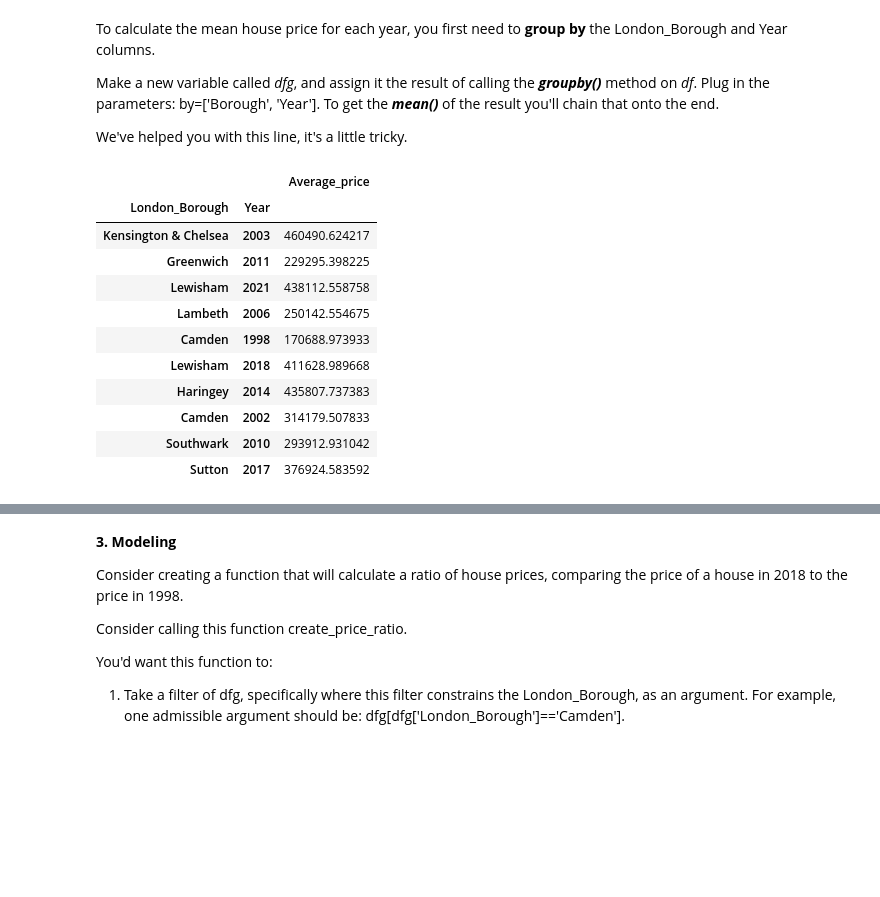
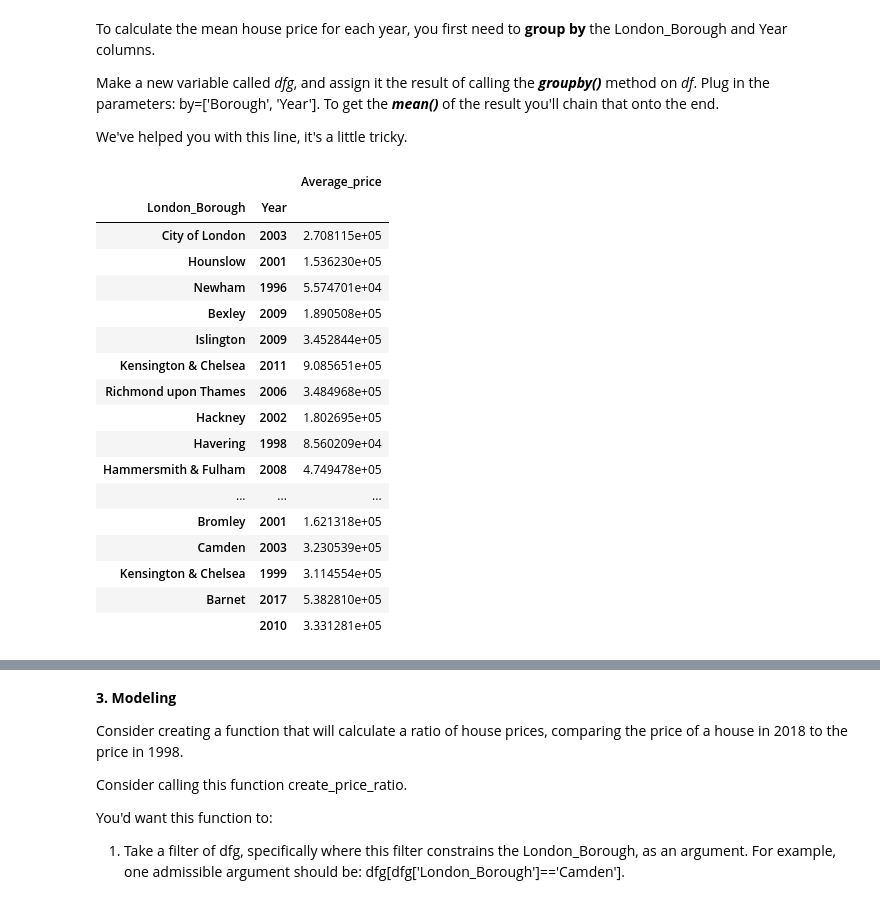
Before and after one commit to Acharya-Pramod/Case-Study-Frequentist-Inference, a Jupyter notebook: London-Housing/Case Study - London Housing.ipynb, the cells around one changed output, grey strips where cells are left out. Cells and saved outputs as stored; diff of their text form; code cells hidden in the pictures; blank space fills up the shorter version.

```diff
--- a/London-Housing/Case Study - London Housing.ipynb
+++ b/London-Housing/Case Study - London Housing.ipynb
@@ -731,18 +731,24 @@ We've helped you with this line, it's a little tricky.
 # %%
 # Using the function 'groupby' will help you to calculate the mean for each year and for each Borough.
 ## As you can see, the variables Borough and Year are now indices
 dfg = df.groupby(by=['London_Borough', 'Year']).mean()
-dfg.sample(10)
+dfg.sample(25)
 # %% [output]
 |  |  | Average_price |
 | London_Borough | Year |  |
-| Kensington & Chelsea | 2003 | 460490.624217 |
-| Greenwich | 2011 | 229295.398225 |
-| Lewisham | 2021 | 438112.558758 |
-| Lambeth | 2006 | 250142.554675 |
-| Camden | 1998 | 170688.973933 |
-| Lewisham | 2018 | 411628.989668 |
-| Haringey | 2014 | 435807.737383 |
-| Camden | 2002 | 314179.507833 |
-| Southwark | 2010 | 293912.931042 |
-| Sutton | 2017 | 376924.583592 |
+| City of London | 2003 | 2.708115e+05 |
+| Hounslow | 2001 | 1.536230e+05 |
+| Newham | 1996 | 5.574701e+04 |
+| Bexley | 2009 | 1.890508e+05 |
+| Islington | 2009 | 3.452844e+05 |
+| Kensington & Chelsea | 2011 | 9.085651e+05 |
+| Richmond upon Thames | 2006 | 3.484968e+05 |
+| Hackney | 2002 | 1.802695e+05 |
+| Havering | 1998 | 8.560209e+04 |
+| Hammersmith & Fulham | 2008 | 4.749478e+05 |
+| ... | ... | ... |
+| Bromley | 2001 | 1.621318e+05 |
+| Camden | 2003 | 3.230539e+05 |
+| Kensington & Chelsea | 1999 | 3.114554e+05 |
+| Barnet | 2017 | 5.382810e+05 |
+|  | 2010 | 3.331281e+05 |
```
Also changed, not shown: parts of 3 cells of this notebook, 1 other file.
